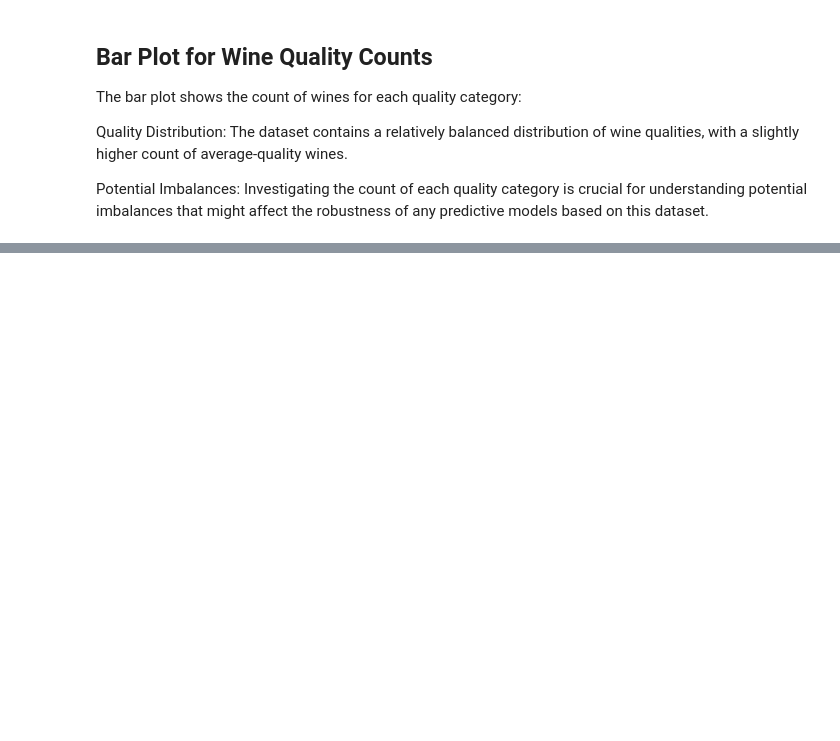
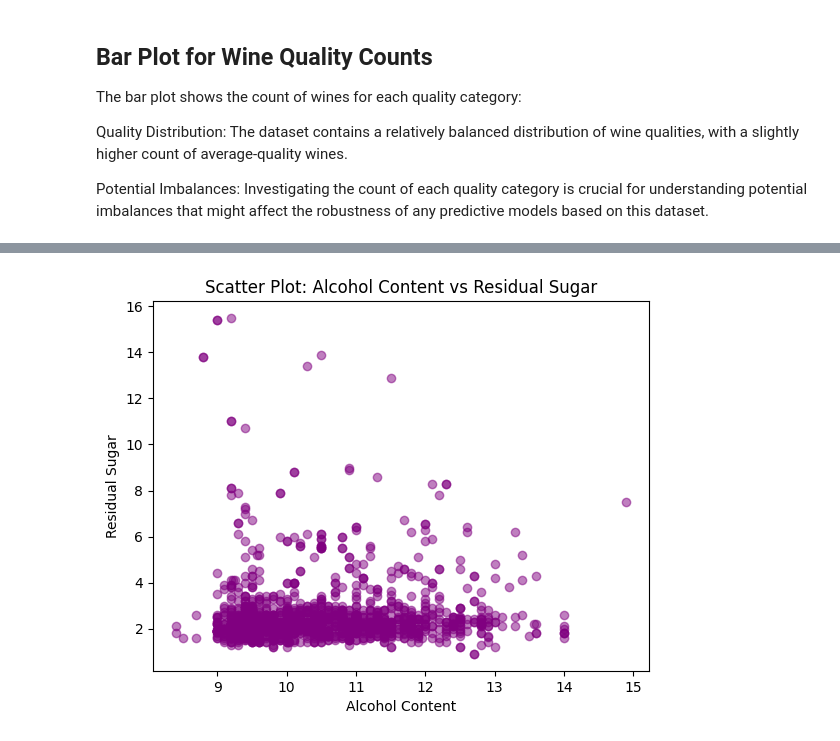
Before and after one commit to Ayisibea/SENG207-Project, a Jupyter notebook: 11139245.ipynb, the cells around one changed output, grey strips where cells are left out. Saved outputs shown, nothing was run; the diff lists cells and outputs as text; code cells hidden in the pictures; blank space fills up the shorter version.

```diff
--- a/11139245.ipynb
+++ b/11139245.ipynb
@@ -205,0 +214,9 @@ In summary, these visualizations offer valuable insights into the relationships
+# %%
+# Scatter plot between alcohol content and residual sugar
+plt.scatter(dataset['alcohol'], dataset['residual sugar'], alpha=0.5, color='purple')
+plt.title('Scatter Plot: Alcohol Content vs Residual Sugar')
+plt.xlabel('Alcohol Content')
+plt.ylabel('Residual Sugar')
+plt.show()
+# %% [output]
+[figure, added]
```
Also changed, not shown: parts of 6 cells of this notebook.
